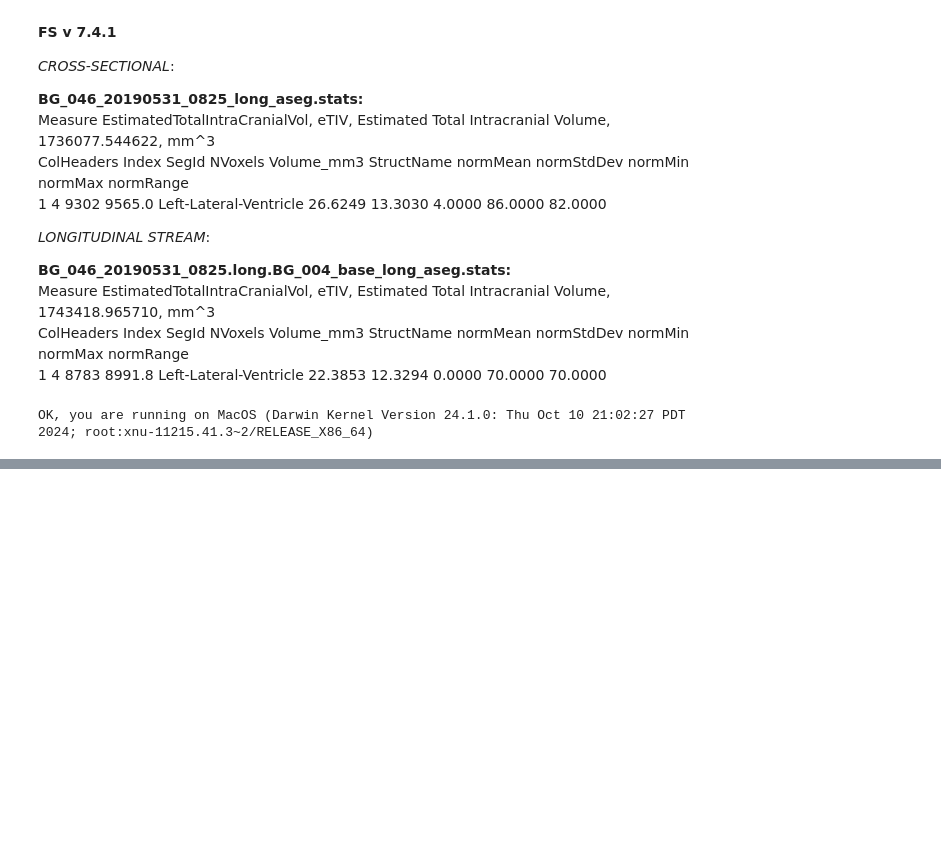
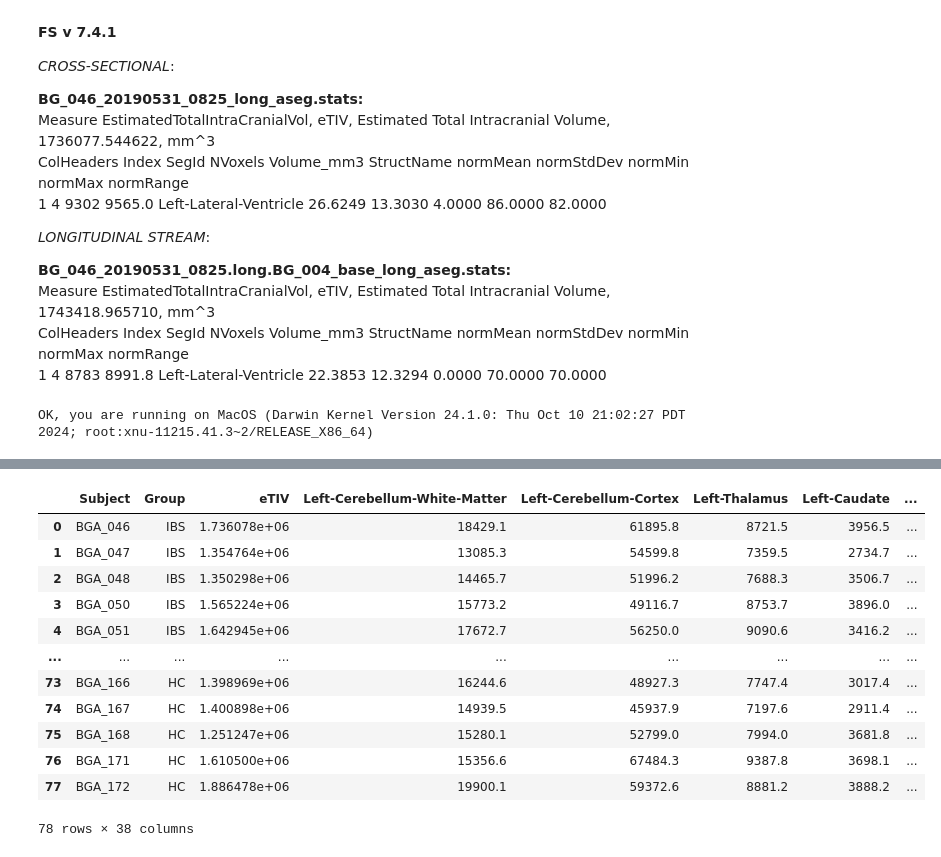
Before and after one commit to arvidl/ibs-brain, a Jupyter notebook: notebooks/04-comparing-FS-versions-on-same-dataset.ipynb, the cells around one changed output, grey strips where cells are left out. Cells and saved outputs as stored; diff of their text form; code cells hidden in the pictures; blank space fills up the shorter version.

```diff
--- a/notebooks/04-comparing-FS-versions-on-same-dataset.ipynb
+++ b/notebooks/04-comparing-FS-versions-on-same-dataset.ipynb
@@ -73,0 +90,16 @@ df_fs7_long = pd.read_csv('../data/fs7_long_aseg_stats_for_regions_in_Skrobisz20
+# %%
+df_fs7_cross
+# %% [output]
+|  | Subject | Group | eTIV | Left-Cerebellum-White-Matter | Left-Cerebellum-Cortex | Left-Thalamus | Left-Caudate | ... |
+| 0 | BGA_046 | IBS | 1.736078e+06 | 18429.1 | 61895.8 | 8721.5 | 3956.5 | ... |
+| 1 | BGA_047 | IBS | 1.354764e+06 | 13085.3 | 54599.8 | 7359.5 | 2734.7 | ... |
+| 2 | BGA_048 | IBS | 1.350298e+06 | 14465.7 | 51996.2 | 7688.3 | 3506.7 | ... |
+| 3 | BGA_050 | IBS | 1.565224e+06 | 15773.2 | 49116.7 | 8753.7 | 3896.0 | ... |
+| 4 | BGA_051 | IBS | 1.642945e+06 | 17672.7 | 56250.0 | 9090.6 | 3416.2 | ... |
+| ... | ... | ... | ... | ... | ... | ... | ... | ... |
+| 73 | BGA_166 | HC | 1.398969e+06 | 16244.6 | 48927.3 | 7747.4 | 3017.4 | ... |
+| 74 | BGA_167 | HC | 1.400898e+06 | 14939.5 | 45937.9 | 7197.6 | 2911.4 | ... |
+| 75 | BGA_168 | HC | 1.251247e+06 | 15280.1 | 52799.0 | 7994.0 | 3681.8 | ... |
+| 76 | BGA_171 | HC | 1.610500e+06 | 15356.6 | 67484.3 | 9387.8 | 3698.1 | ... |
+| 77 | BGA_172 | HC | 1.886478e+06 | 19900.1 | 59372.6 | 8881.2 | 3888.2 | ... |
+78 rows × 38 columns
```
Also changed, not shown: parts of 13 cells of this notebook, 2 other files.
